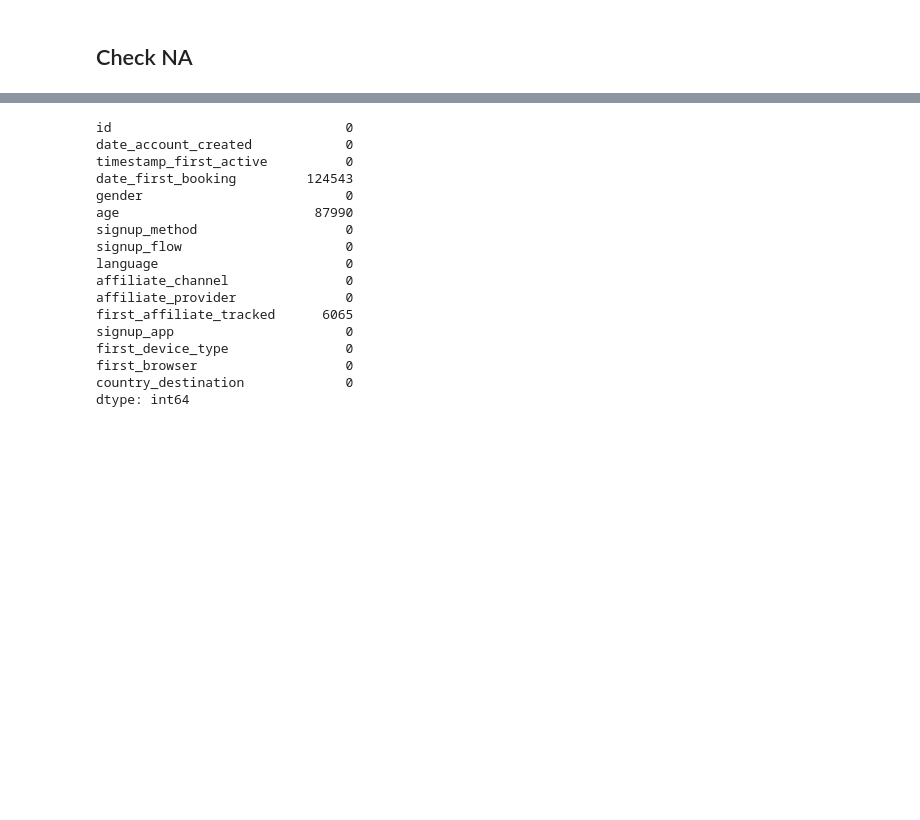
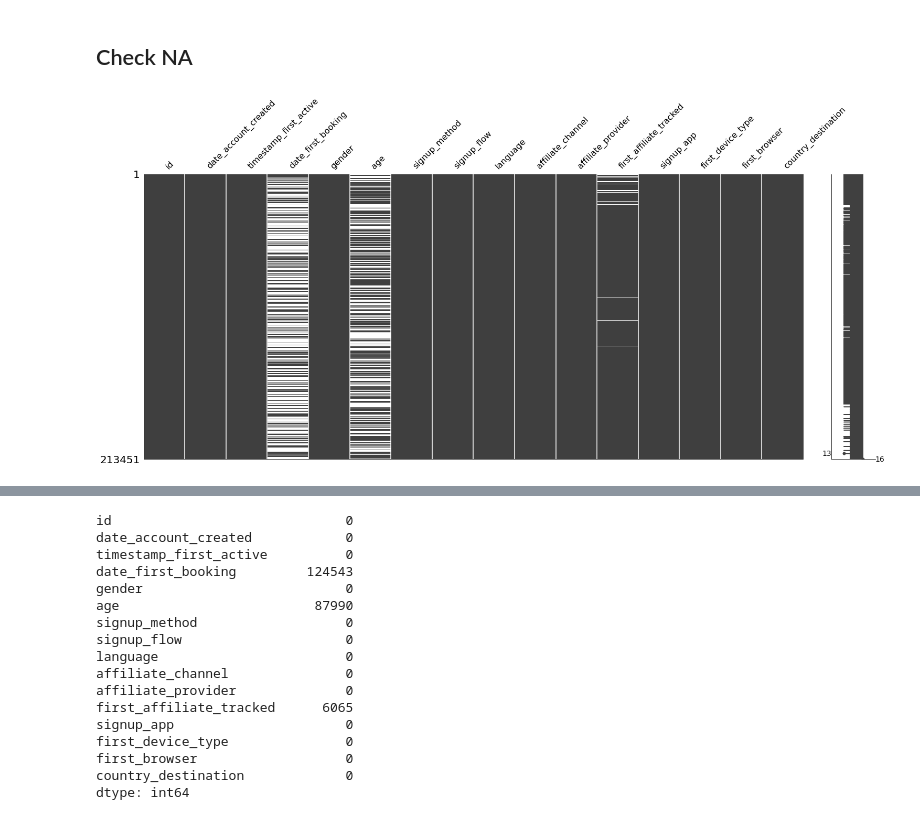
Before and after one commit to wrferreira1003/Study_airbnb_predict_first_booking, a Jupyter notebook: notebooks/ciclo001_end_to_end.ipynb, the cells around one changed output, grey strips where cells are left out. Saved outputs shown, nothing was run; the diff lists cells and outputs as text; code cells hidden in the pictures; blank space fills up the shorter version.

```diff
--- a/notebooks/ciclo001_end_to_end.ipynb
+++ b/notebooks/ciclo001_end_to_end.ipynb
@@ -117,3 +119,10 @@ country_destination         object
 dtype: object
 # %% [markdown]
 ## Check NA
+# %%
+import missingno as miss
+
+miss.matrix(data)
+sns.despine()
+# %% [output]
+[figure, added]
```
Also changed, not shown: parts of 7 cells of this notebook, 17 other files.
